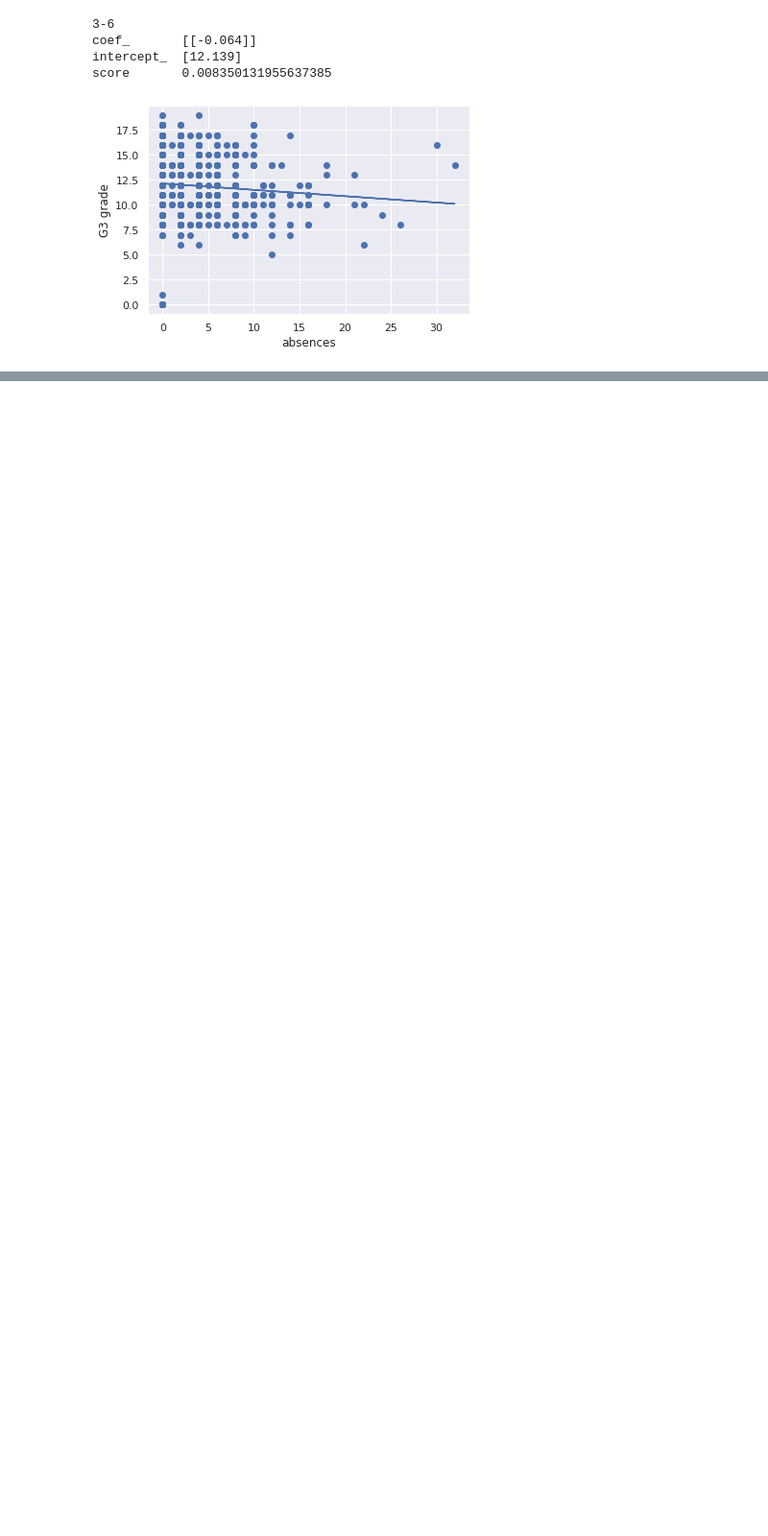
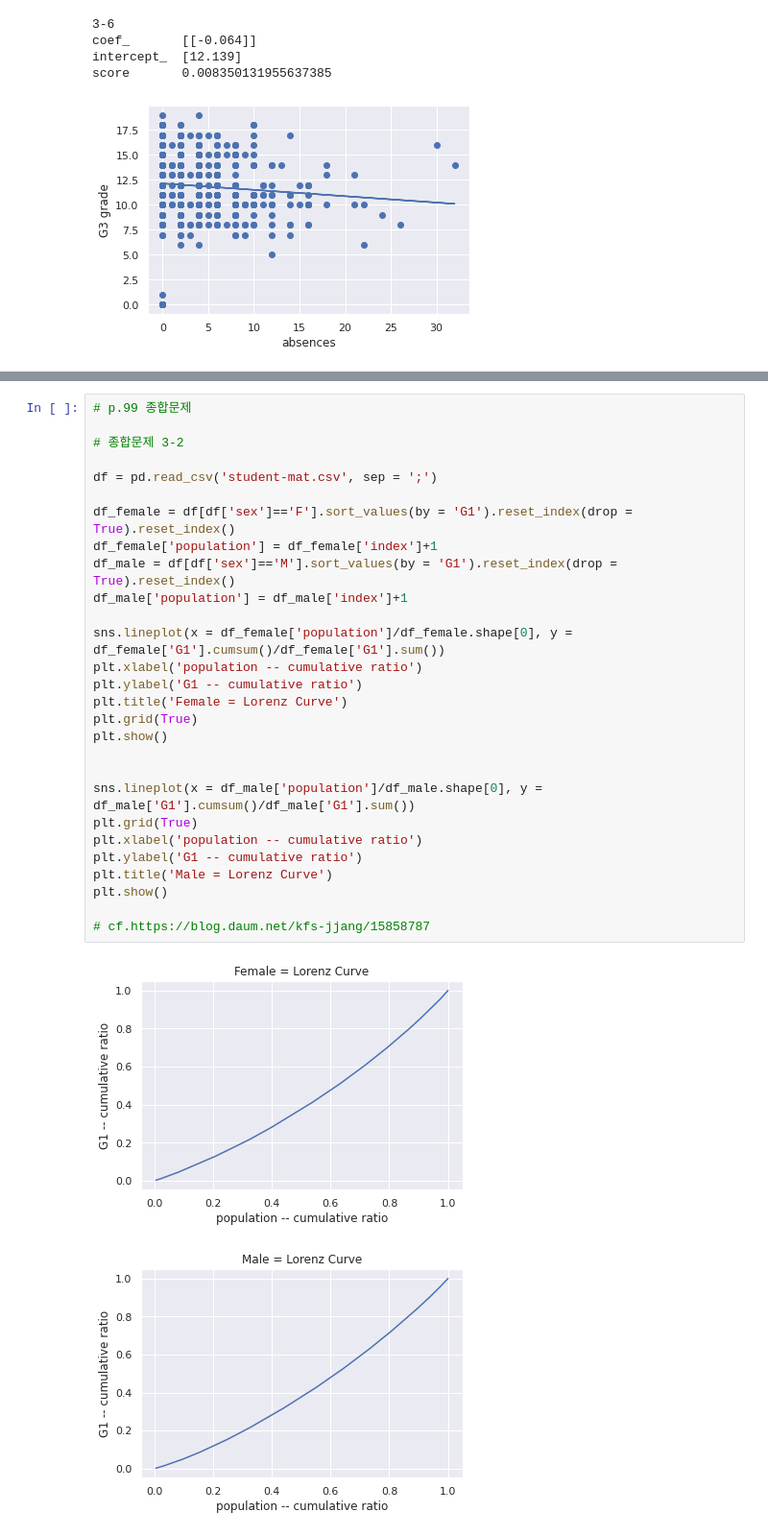
Before and after one commit to MMM-Sci/python_prac, a Jupyter notebook: CH3_DescriptiveStatistics.ipynb, the cells around one changed output, grey strips where cells are left out. Shown at 96% size. Saved outputs shown, nothing was run; the diff lists cells and outputs as text; blank space fills up the shorter version.

```diff
--- a/CH3_DescriptiveStatistics.ipynb
+++ b/CH3_DescriptiveStatistics.ipynb
@@ -458,0 +491,31 @@ score       0.008350131955637385
+# %%
+# p.99 종합문제
+
+# 종합문제 3-2
+
+df = pd.read_csv('student-mat.csv', sep = ';')
+
+df_female = df[df['sex']=='F'].sort_values(by = 'G1').reset_index(drop = True).reset_index()
+df_female['population'] = df_female['index']+1
+df_male = df[df['sex']=='M'].sort_values(by = 'G1').reset_index(drop = True).reset_index()
+df_male['population'] = df_male['index']+1
+
+sns.lineplot(x = df_female['population']/df_female.shape[0], y = df_female['G1'].cumsum()/df_female['G1'].sum())
+plt.xlabel('population -- cumulative ratio')
+plt.ylabel('G1 -- cumulative ratio')
+plt.title('Female = Lorenz Curve')
+plt.grid(True)
+plt.show()
+
+
+sns.lineplot(x = df_male['population']/df_male.shape[0], y = df_male['G1'].cumsum()/df_male['G1'].sum())
+plt.grid(True)
+plt.xlabel('population -- cumulative ratio')
+plt.ylabel('G1 -- cumulative ratio')
+plt.title('Male = Lorenz Curve')
+plt.show()
+
+# cf.https://blog.daum.net/kfs-jjang/15858787
+# %% [output]
+[figure, added]
+[figure, added]
```
Also changed, not shown: parts of 8 cells of this notebook.
